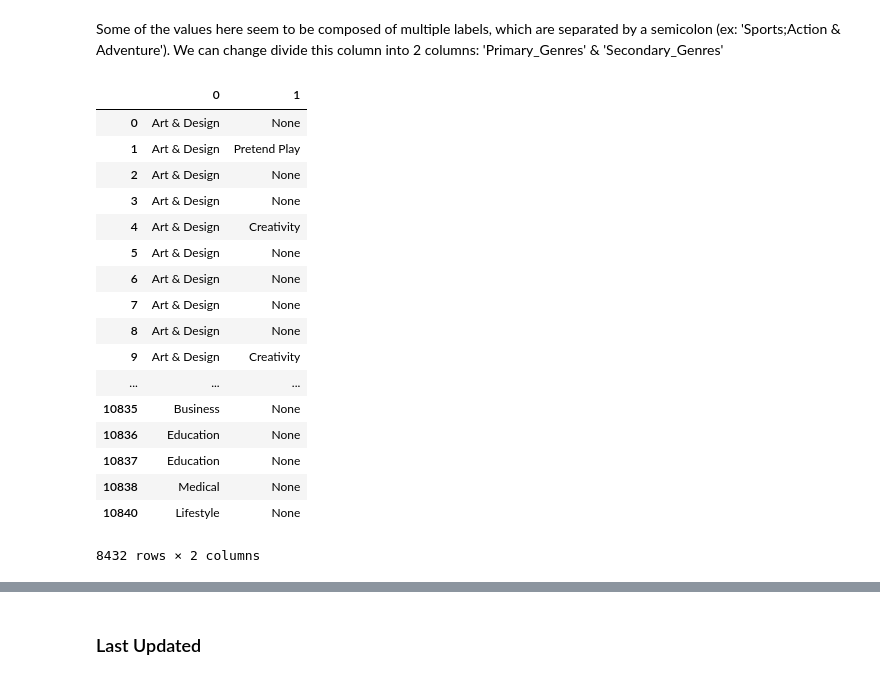
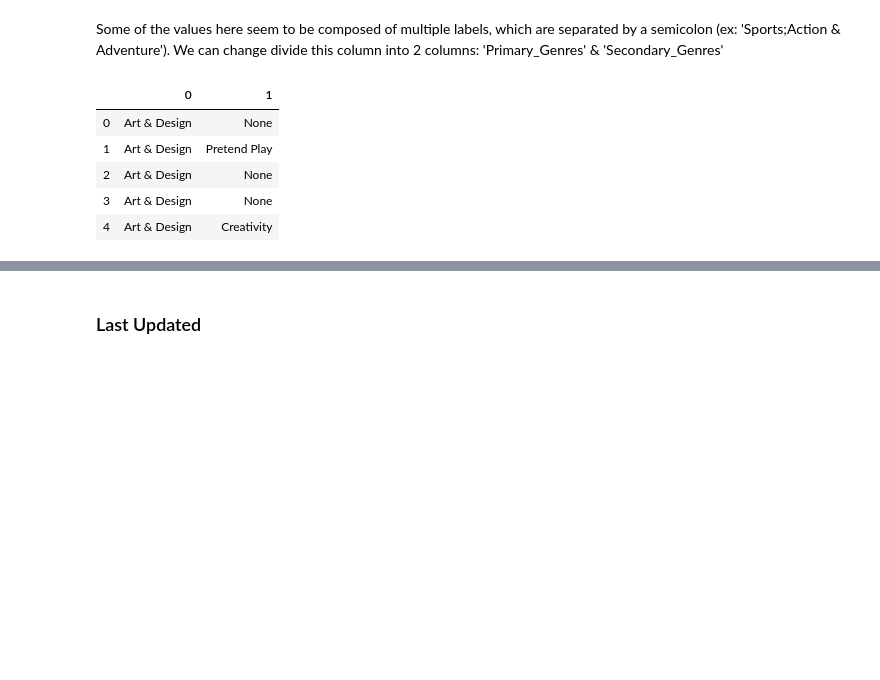
Before and after one commit to Ahmed-ShawkyEgy/Android-App-Market-Data-Analysis, a Jupyter notebook: Cleaning Data.ipynb, the cells around one changed output, grey strips where cells are left out. Drawn from its saved outputs; the diff is of its cells as text; code cells hidden in the pictures; blank space fills up the shorter version.

```diff
--- a/Cleaning Data.ipynb
+++ b/Cleaning Data.ipynb
@@ -477,27 +438,15 @@ Some of the values here seem to be composed of multiple labels, which are separa
 # %%
 # pd.concat([apps_df, apps_df["Genres"].str.split(';', expand=True)], axis=1)
 split = apps_df["Genres"].str.split(';', expand=True)
 # split = split.rename(columns={0:"Primary Genres",1:"Secondary Genres"})
-split
+split.head()
 # %% [output]
 |  | 0 | 1 |
 | 0 | Art & Design | None |
 | 1 | Art & Design | Pretend Play |
 | 2 | Art & Design | None |
 | 3 | Art & Design | None |
 | 4 | Art & Design | Creativity |
-| 5 | Art & Design | None |
-| 6 | Art & Design | None |
-| 7 | Art & Design | None |
-| 8 | Art & Design | None |
-| 9 | Art & Design | Creativity |
-| ... | ... | ... |
-| 10835 | Business | None |
-| 10836 | Education | None |
-| 10837 | Education | None |
-| 10838 | Medical | None |
-| 10840 | Lifestyle | None |
-8432 rows × 2 columns
 # %%
 apps_df = pd.concat([apps_df,split],axis=1)
 apps_df = apps_df.rename(columns={0:"Primary Genres",1:"Secondary Genres"})
```
Also changed, not shown: parts of 5 cells of this notebook.
